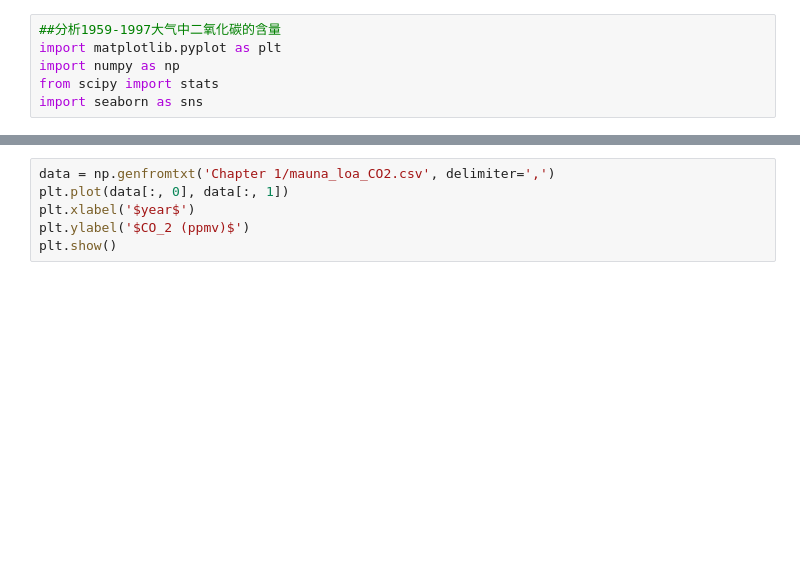
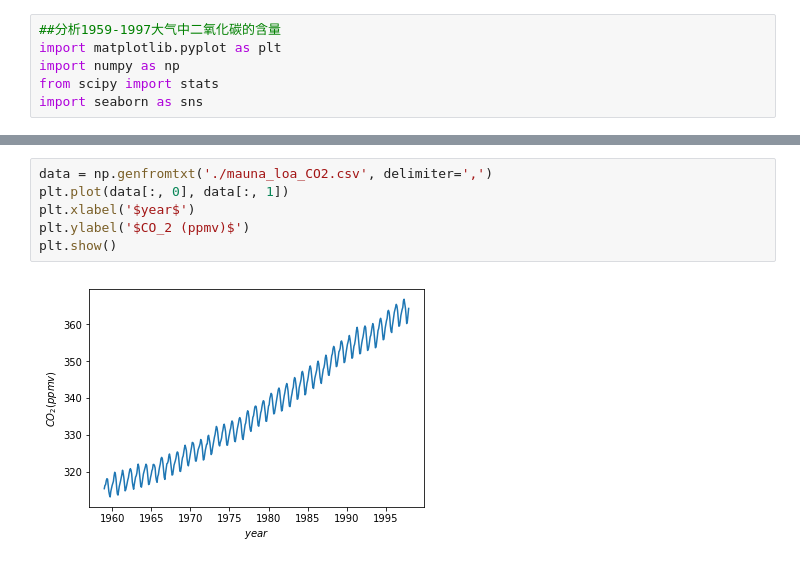
Before and after one commit to Rheasilvia/BayesianAnalysis, a Jupyter notebook: Chapter 1/demo_1.ipynb, the cells around one changed output, grey strips where cells are left out. Cells and saved outputs as stored; diff of their text form; blank space fills up the shorter version.

```diff
--- a/Chapter 1/demo_1.ipynb
+++ b/Chapter 1/demo_1.ipynb
@@ -24,6 +26,8 @@ plt.show()
 # %%
-data = np.genfromtxt('Chapter 1/mauna_loa_CO2.csv', delimiter=',')
+data = np.genfromtxt('./mauna_loa_CO2.csv', delimiter=',')
 plt.plot(data[:, 0], data[:, 1])
 plt.xlabel('$year$')
 plt.ylabel('$CO_2 (ppmv)$')
 plt.show()
+# %% [output]
+[figure, added]
```
Also changed, not shown: parts of 2 cells of this notebook.
